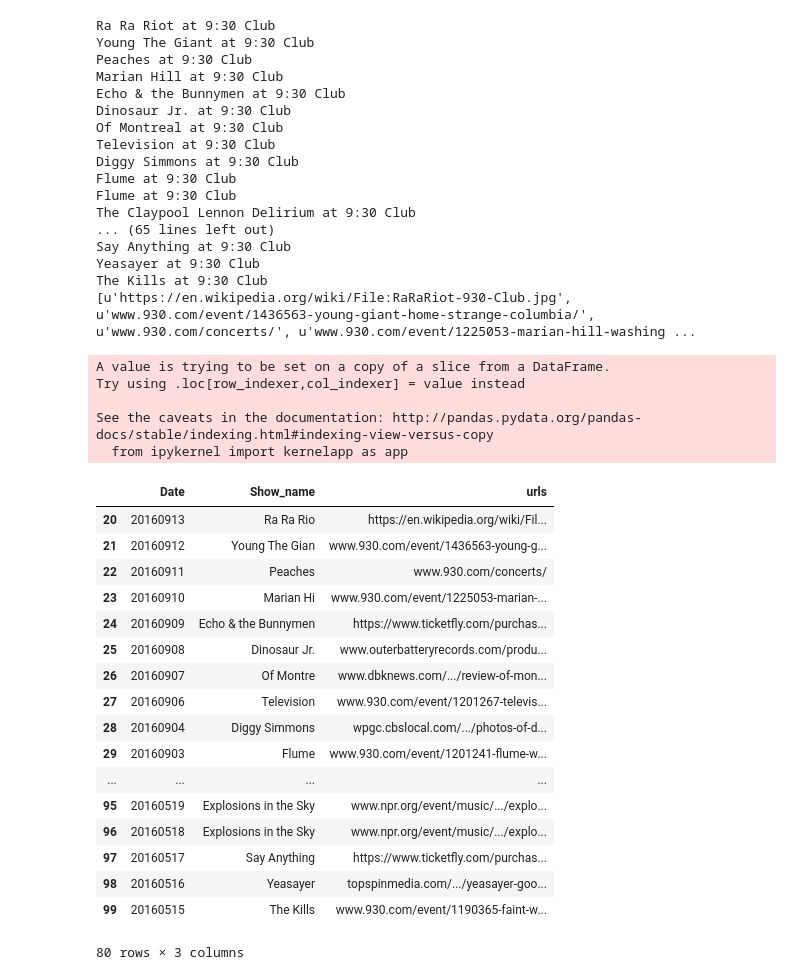
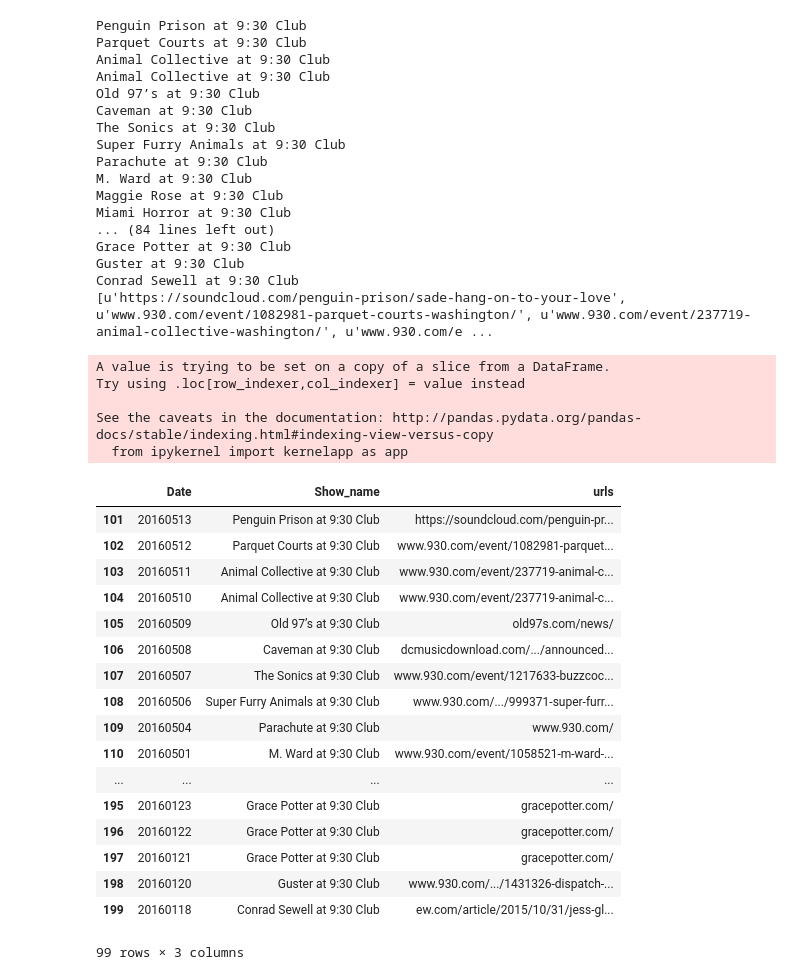
Before and after one commit to samsisto-db/930club, a Jupyter notebook: pull_previous_shows.ipynb, the cells around one changed output. Drawn from its saved outputs; the diff is of its cells as text; code cells hidden in the pictures.

Commit message:
Pulling more shows and cleaning up data to write properly to csv file

```diff
--- a/pull_previous_shows.ipynb
+++ b/pull_previous_shows.ipynb
@@ -41,4 +41,4 @@ my_cse_id = "006130872013738183915:ka5nz0sucaa"
 def google_search(search_term, api_key, cse_id, **kwargs):
     service = build("customsearch", "v1", developerKey=api_key)
     res = service.cse().list(q=search_term, cx=cse_id, **kwargs).execute()
-    return res['items']
+    return res
@@ -47,7 +53,7 @@ def google_search(search_term, api_key, cse_id, **kwargs):
 #display link = www.930.com?
 #subset full showinfo dataframe for testing purposes
 
-show_name_sub = showinfo[20:100].Show_name
+show_name_sub = showinfo[101:200].Show_name
 # %%
 #loop through urls and get the first returned item from google
 
@@ -61,51 +67,51 @@ for show in show_name_sub:
 
 print urls
 # %% [output]
-Ra Ra Riot at 9:30 Club
-Young The Giant at 9:30 Club
-Peaches at 9:30 Club
-Marian Hill at 9:30 Club
-Echo & the Bunnymen at 9:30 Club
-Dinosaur Jr. at 9:30 Club
-Of Montreal at 9:30 Club
-Television at 9:30 Club
-Diggy Simmons at 9:30 Club
-Flume at 9:30 Club
-Flume at 9:30 Club
-The Claypool Lennon Delirium at 9:30 Club
-... (65 lines left out)
-Say Anything at 9:30 Club
-Yeasayer at 9:30 Club
-The Kills at 9:30 Club
-[u'https://en.wikipedia.org/wiki/File:RaRaRiot-930-Club.jpg', u'www.930.com/event/1436563-young-giant-home-strange-columbia/', u'www.930.com/concerts/', u'www.930.com/event/1225053-marian-hill-washing ...
+Penguin Prison at 9:30 Club
+Parquet Courts at 9:30 Club
+Animal Collective at 9:30 Club
+Animal Collective at 9:30 Club
+Old 97’s at 9:30 Club
+Caveman at 9:30 Club
+The Sonics at 9:30 Club
+Super Furry Animals at 9:30 Club
+Parachute at 9:30 Club
+M. Ward at 9:30 Club
+Maggie Rose at 9:30 Club
+Miami Horror at 9:30 Club
+... (84 lines left out)
+Grace Potter at 9:30 Club
+Guster at 9:30 Club
+Conrad Sewell at 9:30 Club
+[u'https://soundcloud.com/penguin-prison/sade-hang-on-to-your-love', u'www.930.com/event/1082981-parquet-courts-washington/', u'www.930.com/event/237719-animal-collective-washington/', u'www.930.com/e ...
 # %%
-showinfo_subset = showinfo[20:100]
+showinfo_subset = showinfo[101:200]
 showinfo_subset['urls'] = urls
 showinfo_subset
 # %% [output]
 A value is trying to be set on a copy of a slice from a DataFrame.
 Try using .loc[row_indexer,col_indexer] = value instead
 
 See the caveats in the documentation: http://pandas.pydata.org/pandas-docs/stable/indexing.html#indexing-view-versus-copy
   from ipykernel import kernelapp as app
 |  | Date | Show_name | urls |
-| 20 | 20160913 | Ra Ra Rio | https://en.wikipedia.org/wiki/Fil... |
-| 21 | 20160912 | Young The Gian | www.930.com/event/1436563-young-g... |
-| 22 | 20160911 | Peaches | www.930.com/concerts/ |
-| 23 | 20160910 | Marian Hi | www.930.com/event/1225053-marian-... |
-| 24 | 20160909 | Echo & the Bunnymen | https://www.ticketfly.com/purchas... |
-| 25 | 20160908 | Dinosaur Jr. | www.outerbatteryrecords.com/produ... |
-| 26 | 20160907 | Of Montre | www.dbknews.com/.../review-of-mon... |
-| 27 | 20160906 | Television | www.930.com/event/1201267-televis... |
-| 28 | 20160904 | Diggy Simmons | wpgc.cbslocal.com/.../photos-of-d... |
-| 29 | 20160903 | Flume | www.930.com/event/1201241-flume-w... |
+| 101 | 20160513 | Penguin Prison at 9:30 Club | https://soundcloud.com/penguin-pr... |
+| 102 | 20160512 | Parquet Courts at 9:30 Club | www.930.com/event/1082981-parquet... |
+| 103 | 20160511 | Animal Collective at 9:30 Club | www.930.com/event/237719-animal-c... |
+| 104 | 20160510 | Animal Collective at 9:30 Club | www.930.com/event/237719-animal-c... |
+| 105 | 20160509 | Old 97’s at 9:30 Club | old97s.com/news/ |
+| 106 | 20160508 | Caveman at 9:30 Club | dcmusicdownload.com/.../announced... |
+| 107 | 20160507 | The Sonics at 9:30 Club | www.930.com/event/1217633-buzzcoc... |
+| 108 | 20160506 | Super Furry Animals at 9:30 Club | www.930.com/.../999371-super-furr... |
+| 109 | 20160504 | Parachute at 9:30 Club | www.930.com/ |
+| 110 | 20160501 | M. Ward at 9:30 Club | www.930.com/event/1058521-m-ward-... |
 | ... | ... | ... | ... |
-| 95 | 20160519 | Explosions in the Sky | www.npr.org/event/music/.../explo... |
-| 96 | 20160518 | Explosions in the Sky | www.npr.org/event/music/.../explo... |
-| 97 | 20160517 | Say Anything | https://www.ticketfly.com/purchas... |
-| 98 | 20160516 | Yeasayer | topspinmedia.com/.../yeasayer-goo... |
-| 99 | 20160515 | The Kills | www.930.com/event/1190365-faint-w... |
+| 195 | 20160123 | Grace Potter at 9:30 Club | gracepotter.com/ |
+| 196 | 20160122 | Grace Potter at 9:30 Club | gracepotter.com/ |
+| 197 | 20160121 | Grace Potter at 9:30 Club | gracepotter.com/ |
+| 198 | 20160120 | Guster at 9:30 Club | www.930.com/.../1431326-dispatch-... |
+| 199 | 20160118 | Conrad Sewell at 9:30 Club | ew.com/article/2015/10/31/jess-gl... |
-80 rows × 3 columns
+99 rows × 3 columns
 # %%
 #hit urls gathered from google search returns.
 #based on formatting of the url scrape HTML and get dates and status of the shows
```
Also changed, not shown: parts of 12 cells of this notebook, 2 other files.
